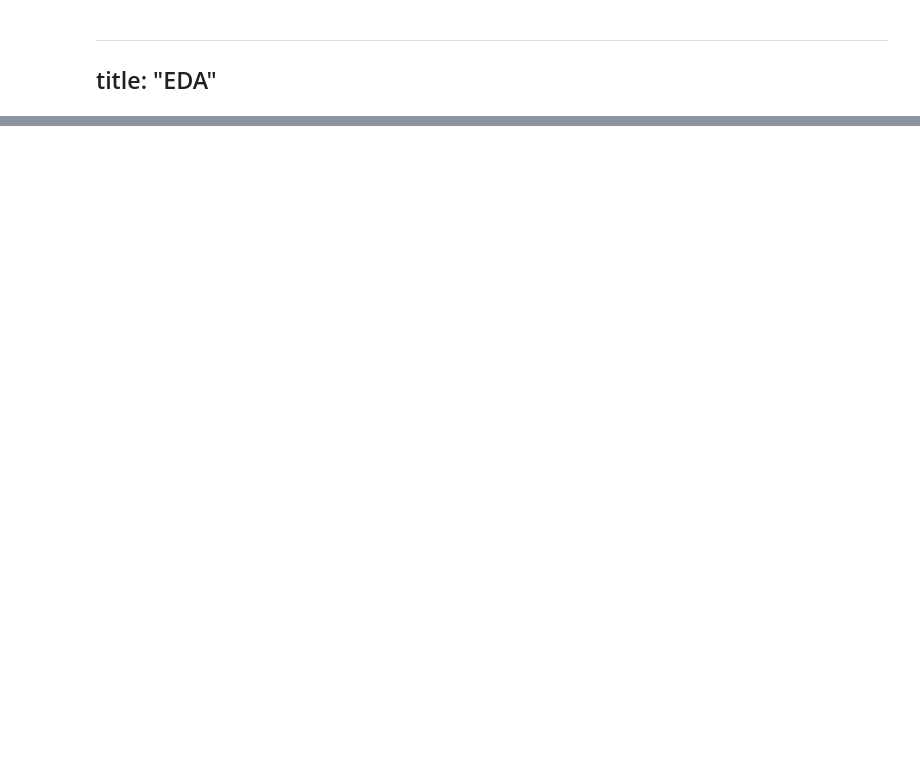
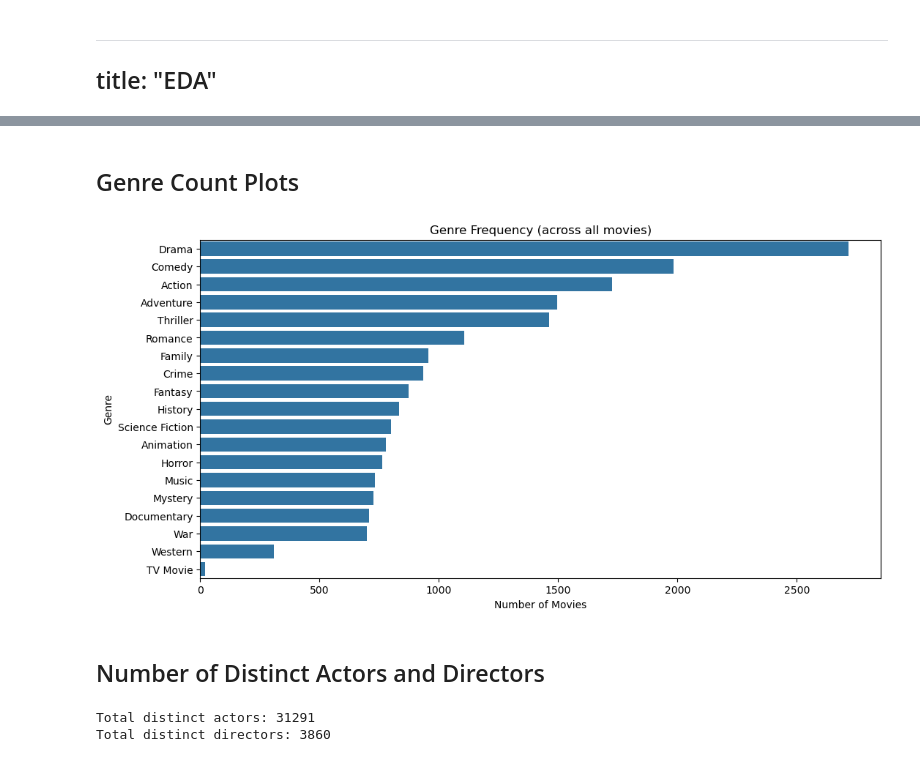
Before and after one commit to gentrylamb/dsan6400-final-project, a Jupyter notebook: code/eda.ipynb, the cells around one changed output, grey strips where cells are left out. Saved outputs shown, nothing was run; the diff lists cells and outputs as text; code cells hidden in the pictures; blank space fills up the shorter version.

```diff
--- a/code/eda.ipynb
+++ b/code/eda.ipynb
@@ -48,0 +38,31 @@ with open("../data/movie_graph.pkl", "rb") as f:
+# %% [markdown]
+## Genre Count Plots
+# %%
+from collections import Counter
+all_genres = df["Genre"].explode()
+genre_counts = Counter([genre for genres in df["Genre"] for genre in genres])
+
+# Convert to DataFrame
+genre_df = pd.DataFrame(genre_counts.items(), columns = ["Genre", "Count"]).sort_values("Count", ascending = False)
+
+# Plot
+plt.figure(figsize = (12, 6))
+sns.barplot(x = "Count", y = "Genre", data = genre_df)
+plt.title("Genre Frequency (across all movies)")
+plt.xlabel("Number of Movies")
+plt.ylabel("Genre")
+plt.show()
+# %% [output]
+[figure, added]
+# %% [markdown]
+## Number of Distinct Actors and Directors
+# %%
+# Flatten and deduplicate
+all_actors = set(actor.strip() for sublist in df["Actors"] for actor in sublist)
+all_directors = set(director.strip() for sublist in df["Directors"] for director in sublist)
+
+print(f"Total distinct actors: {len(all_actors)}")
+print(f"Total distinct directors: {len(all_directors)}")
+# %% [output]
+Total distinct actors: 31291
+Total distinct directors: 3860
```
Also changed, not shown: parts of 12 cells of this notebook.
